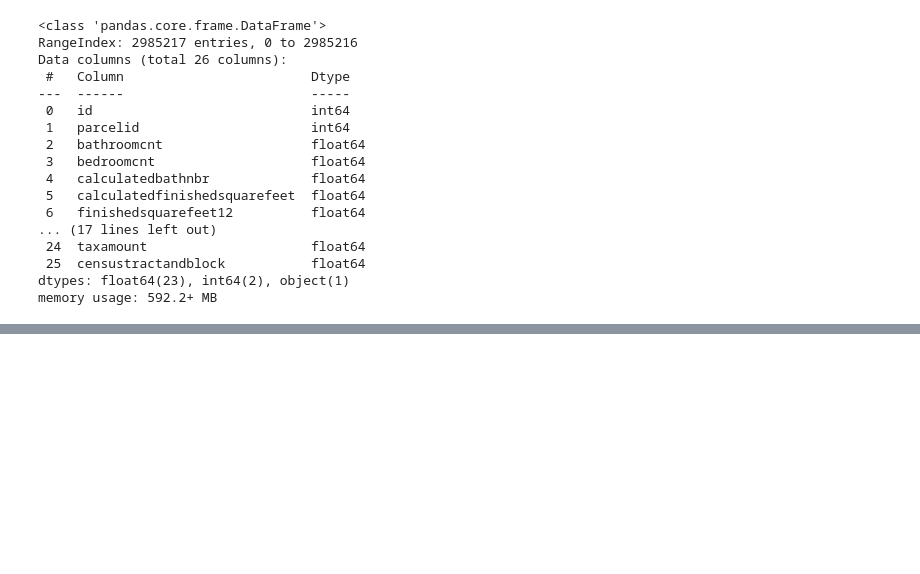
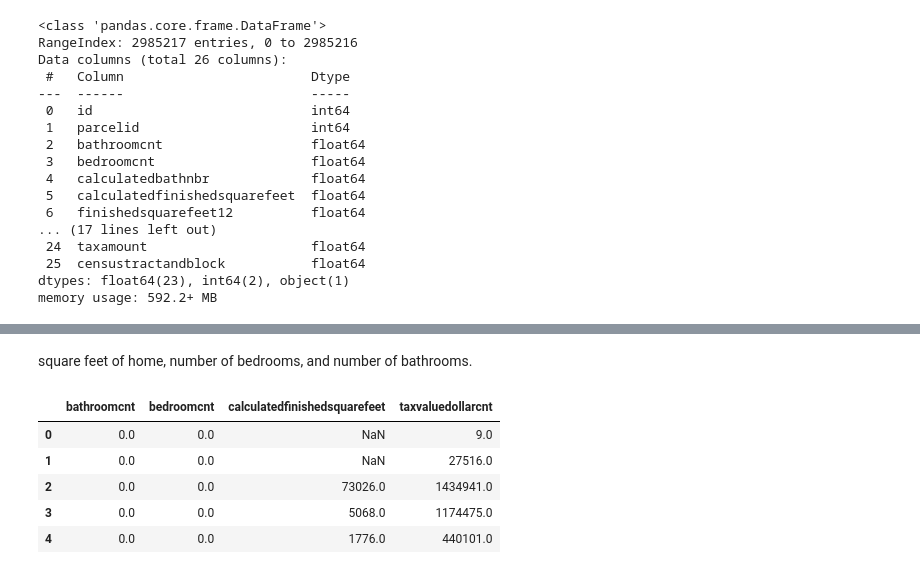
Before and after one commit to Robust-Analytics/zillow-project, a Jupyter notebook: prepare-chris.ipynb, the cells around one changed output, grey strips where cells are left out. Saved outputs shown, nothing was run; the diff lists cells and outputs as text; code cells hidden in the pictures; blank space fills up the shorter version.

```diff
--- a/prepare-chris.ipynb
+++ b/prepare-chris.ipynb
@@ -229,0 +212,2 @@ memory usage: 523.8+ MB
+# %%
+df = prepare_zillow(df)
@@ -265,0 +249,21 @@ print(df_single_units.shape)
+# %% [markdown]
+square feet of home, number of bedrooms, and number of bathrooms.
+# %%
+def prepare_zillow_mvp(df):
+    '''
+
+    '''
+    df = df[['bathroomcnt', 'bedroomcnt', 'calculatedfinishedsquarefeet', 'taxvaluedollarcnt']]
+    return df
+# %%
+df = pd.read_csv('./data/raw/zillow.csv')
+df = prepare_zillow_mvp(df)
+# %%
+df.head()
+# %% [output]
+|  | bathroomcnt | bedroomcnt | calculatedfinishedsquarefeet | taxvaluedollarcnt |
+| 0 | 0.0 | 0.0 | NaN | 9.0 |
+| 1 | 0.0 | 0.0 | NaN | 27516.0 |
+| 2 | 0.0 | 0.0 | 73026.0 | 1434941.0 |
+| 3 | 0.0 | 0.0 | 5068.0 | 1174475.0 |
+| 4 | 0.0 | 0.0 | 1776.0 | 440101.0 |
```
Also changed, not shown: parts of 13 cells of this notebook, 3 other files.
